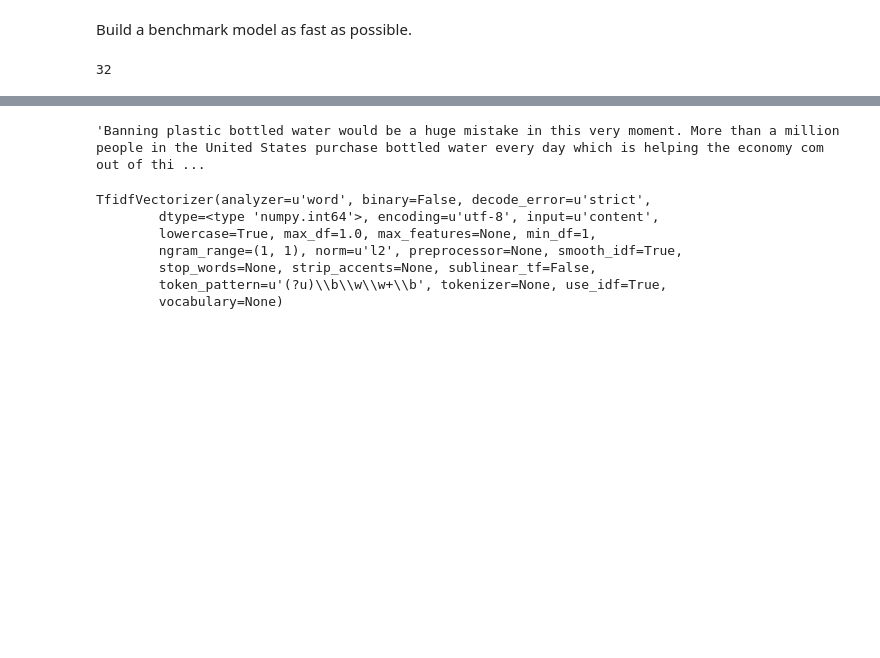
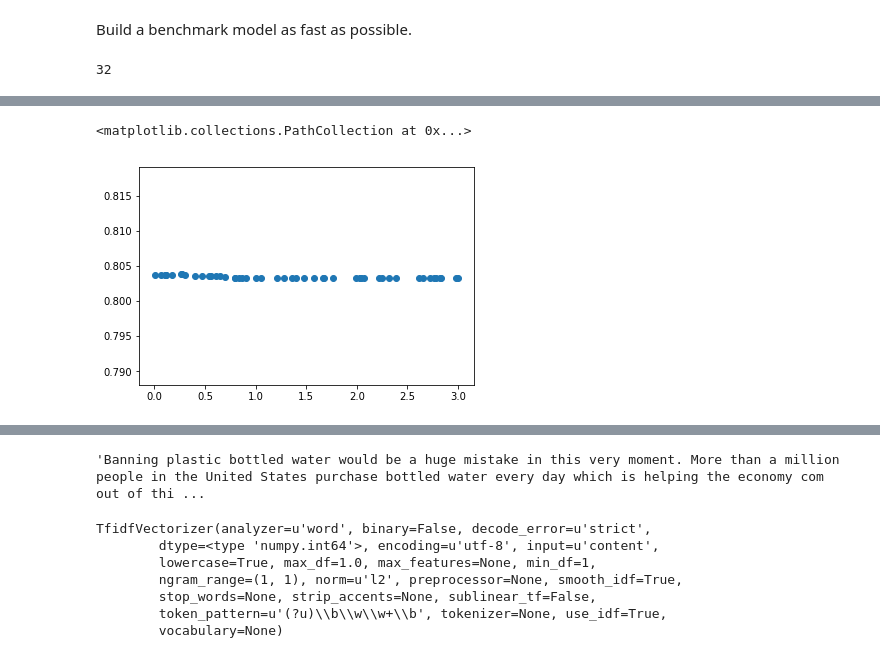
Before and after one commit to JasonSanchez/debate_comparison, a Jupyter notebook: master_notebook.ipynb, the cells around one changed output, grey strips where cells are left out. Cells and saved outputs as stored; diff of their text form; code cells hidden in the pictures; blank space fills up the shorter version.

Commit message:
Complete initial model build

```diff
--- a/master_notebook.ipynb
+++ b/master_notebook.ipynb
@@ -322,0 +577,9 @@ Wall time: 2.02 s
+# %%
+X_ens_2 = pd.DataFrame()
+X_ens_2["rf2"] = rf_ens_1_predictions
+X_ens_2["et2"] = et_ens_1_predictions
+X_ens_2["lr2"] = lr_ens_1_predictions
+X_ens_2["rf2d"] = rf_ens_1_det_predictions
+X_ens_2["et2d"] = et_ens_1_det_predictions
+X_ens_2["lr2d"] = lr_ens_1_det_predictions
+X_ens_2.head()
@@ -322,0 +647,22 @@ Wall time: 2.02 s
+# %%
+%%time
+
+gb = GradientBoostingClassifier(n_estimators=175,  subsample=.5,
+                                random_state=42)
+
+params = {
+    "loss": ["deviance", "exponential"],
+    "learning_rate": [.045, .05, .05, .055, .06, .065, .07],
+    "n_estimators": [215, 220, 225, 225, 230, 235],
+    "max_depth": [3, 4, 5],
+    "subsample": [.2, .3, .4, .5, .6, .7, .8, .9],
+    "max_features": [.1, .2, .3, .4, .5, .6, .7, .8, .9, 1.0],
+
+}
+
+grid = RandomizedSearchCV(gb, params, n_iter=50, scoring="accuracy", n_jobs=-1, refit=False, cv=list(group_cv.split(X_clean, groups=X.argument_group)))
+
+grid.fit(X_clean, y)
+# gb_predictions = cross_val_predict(gb, X_clean, y, cv=group_cv, groups=X.argument_group, n_jobs=-1, method='predict_proba')[:,1]
+
+# print(accuracy(y, gb_predictions))
@@ -322,0 +693,4 @@ Wall time: 2.02 s
+# %%
+cv_results = pd.DataFrame(pd.DataFrame(grid.grid_scores_).parameters.values.tolist())
+# %%
+cv_results["scores"] = pd.DataFrame(grid.grid_scores_).mean_validation_score
@@ -322,0 +716,5 @@ Wall time: 2.02 s
+# %%
+plt.scatter(cv_results.model__C, cv_results.scores)
+# %% [output]
+<matplotlib.collections.PathCollection at 0x...>
+[figure, added]
```
Also changed, not shown: parts of 50 cells of this notebook.
